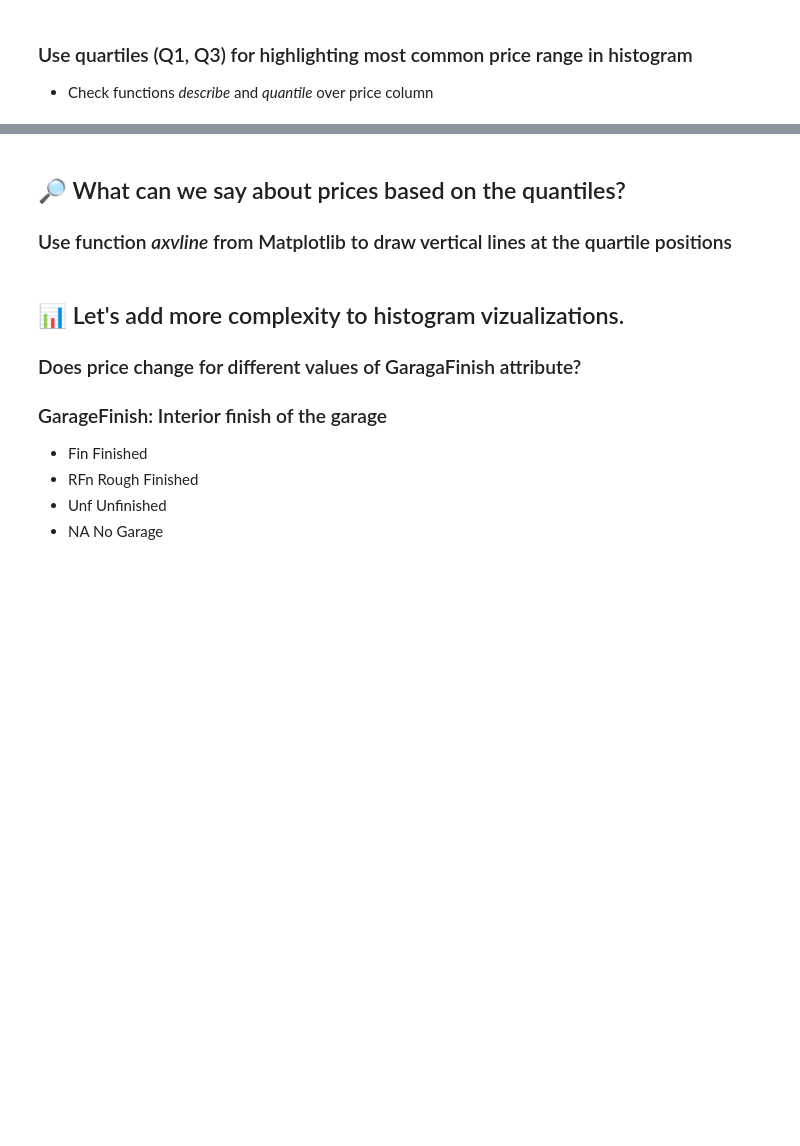
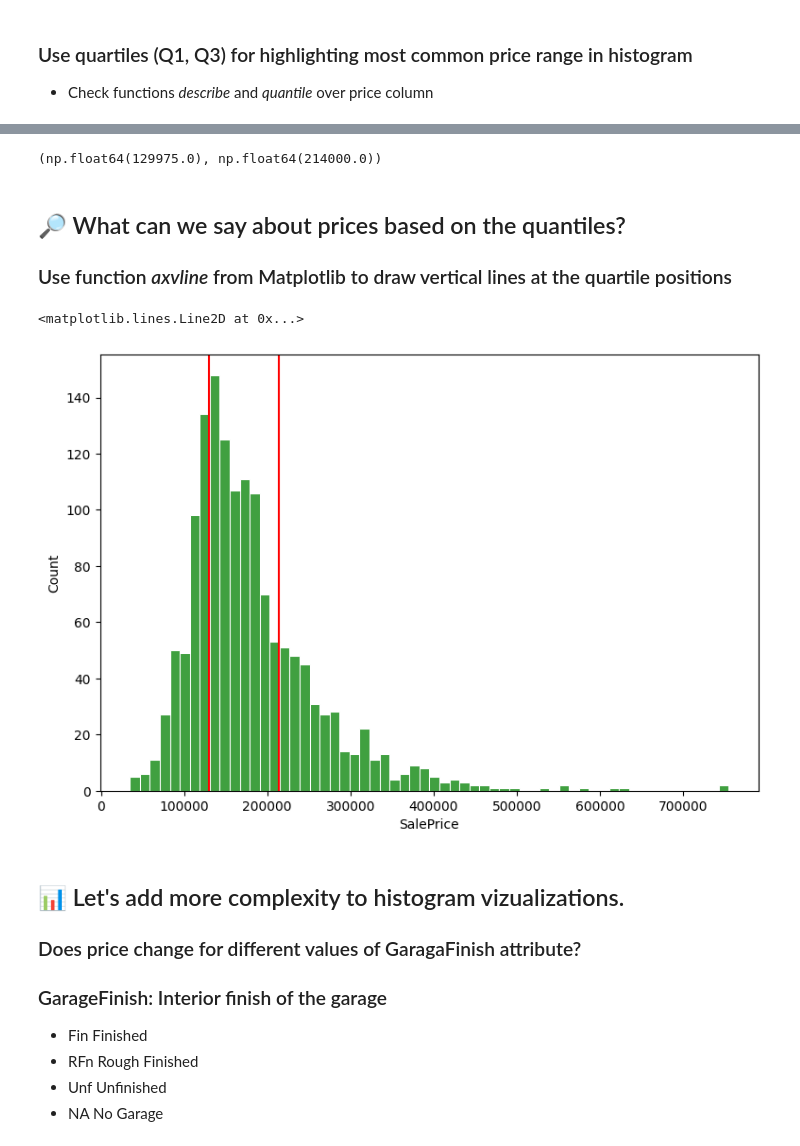
Before and after one commit to lubsar/EFREI-Introduction-to-Machine-Learning, a Jupyter notebook: iml_02.ipynb, the cells around one changed output, grey strips where cells are left out. Saved outputs shown, nothing was run; the diff lists cells and outputs as text; code cells hidden in the pictures; blank space fills up the shorter version.

```diff
--- a/iml_02.ipynb
+++ b/iml_02.ipynb
@@ -47,6 +107,18 @@ import seaborn as sns # another matplotlib interface - styled and easier to use
+# %%
+df.SalePrice.quantile(0.25), df.SalePrice.quantile(0.75)
+# %% [output]
+(np.float64(129975.0), np.float64(214000.0))
 # %% [markdown]
 ## 🔎 What can we say about prices based on the quantiles?
 ### Use function *axvline* from Matplotlib to draw vertical lines at the quartile positions
+# %%
+fig = plt.figure(figsize=(9, 6))
+sns.histplot(df.SalePrice, bins=60, edgecolor='white', color='green')
+plt.axvline(df.SalePrice.quantile(0.25), color='red')
+plt.axvline(df.SalePrice.quantile(0.75), color='red')
+# %% [output]
+<matplotlib.lines.Line2D at 0x...>
+[figure, added]
 # %% [markdown]
 ## 📊 Let's add more complexity to histogram vizualizations.
 ### Does price change for different values of GaragaFinish attribute?
```
Also changed, not shown: parts of 28 cells of this notebook, 1 other file.
